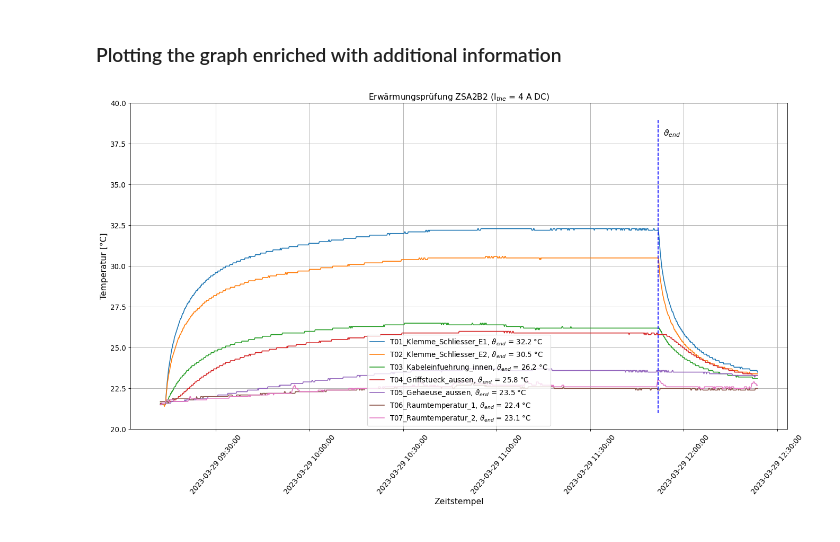
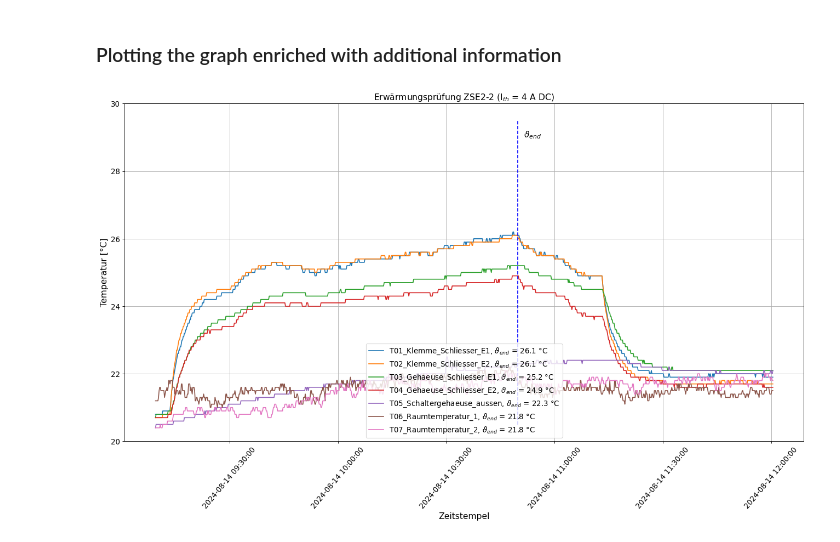
Before and after one commit to urmel79/Jupyter_PyVisa_Lab, a Jupyter notebook: Yokogawa_GP10_notebook.ipynb, the cells around one changed output. Cells and saved outputs as stored; diff of their text form; code cells hidden in the pictures.

```diff
--- a/Yokogawa_GP10_notebook.ipynb
+++ b/Yokogawa_GP10_notebook.ipynb
@@ -279,7 +279,7 @@ def dataframe_add_row(df=None, row=[]):
     # reset the index of dataframe and avoid the old index being added as a column
     df.reset_index(drop=True, inplace=True)
 # %%
-temp_display_ranges = [20, 40] # range for heating test at 4 A DC
+temp_display_ranges = [20, 27] # range for heating test at 4 A DC
 # temp_display_ranges = [20, 55] # range for heating test at 6 A DC
 # temp_display_ranges = [20, 85] # range for heating test at 10 A DC
 
@@ -601,7 +635,8 @@ df_file_list_new
 # str_file_idx = "000150" # 4 A ZSA2B2
 # str_file_idx = "000151" # 4 A ZSA2B2
 # str_file_idx = "000152" # 10 A ZSA2B2
-str_file_idx = "000153" # 4 A ZSA2B2
+# str_file_idx = "000153" # 4 A ZSA2B2
+str_file_idx = "000170" # 4 A ZSE2-2
 
 # possibly there are several hits for the search pattern,
 # therefore first save them in a list
@@ -748,7 +785,8 @@ df_file_list
 # str_file_name_local = df_file_list['Local data files'][5] # 4 A ZSA2B2
 # str_file_name_local = df_file_list['Local data files'][6] # 4 A ZSA2B2
 # str_file_name_local = df_file_list['Local data files'][7] # 10 A ZSA2B2
-str_file_name_local = df_file_list['Local data files'][8] # 4 A ZSA2B2
+# str_file_name_local = df_file_list['Local data files'][8] # 4 A ZSA2B2
+str_file_name_local = df_file_list['Local data files'][10] # 4 A ZSE2-2
 
 print(str_file_name_local)
 
@@ -884,7 +922,8 @@ register_matplotlib_converters()
 # specify measurement conditions
 str_measurement_type = 'Erwärmungsprüfung'
 # str_measurement_specimen = 'ZSR2B2'
-str_measurement_specimen = 'ZSA2B2'
+# str_measurement_specimen = 'ZSA2B2'
+str_measurement_specimen = 'ZSE2-2'
 
 str_measurement_current = '4 A DC'
 # str_measurement_current = '6 A DC'
@@ -956,7 +996,10 @@ axes = plt.gca()
 xfmt = mdates.DateFormatter('%Y-%m-%d %H:%M:%S')
 axes.xaxis.set_major_formatter(xfmt)
 
-str_title = str_measurement_type + ' ' + str_measurement_specimen + ' (I$_{the}$ = ' + str_measurement_current + ')'
+# formula_sign = 'I$_{the}$' # with housing
+formula_sign = 'I$_{th}$' # without housing
+
+str_title = str_measurement_type + ' ' + str_measurement_specimen + ' (' + formula_sign + ' = ' + str_measurement_current + ')'
 plt.title(str_title)
 
 # iterate over all columns of the dataframe and create a plot line for each of them
@@ -970,7 +1013,8 @@ plt.xlabel('Zeitstempel')
 plt.ylabel('Temperatur [°C]')
 
 if (str_measurement_current == '4 A DC'):
-    plt.ylim(20, 40)
+    # plt.ylim(20, 40)
+    plt.ylim(20, 30)
 elif (str_measurement_current == '6 A DC'):
     plt.ylim(20, 55)
 elif (str_measurement_current == '10 A DC'):
@@ -981,31 +1025,31 @@ plt.grid(True)
 plt.setp(plt.gca().xaxis.get_majorticklabels(), 'rotation', 50)
 
 # define location of legend
 # supported values for 'loc':
 #   'best', 'upper right', 'upper left', 'lower left', 'lower right',
 #   'right', 'center left', 'center right', 'lower center', 'upper center', 'center'
 plt.legend(loc="lower center")
 
 # the x coords of this transformation are data, and the
 # y coords are axes
 ax = plt.gca()
 trans = ax.get_xaxis_transform()
 
 # draw a vertical cursor on the position of the knee (point of maximum curvature)
 # it marks the end of the heating phase
 plt.axvline(x = df_clean.iloc[int_knee_point_theta_end]['Datetime'], ymin = 0.05,
             ymax = 0.95, color = 'b', label = 'axvline - full height', linestyle='--')
 plt.text(df_clean.iloc[int_knee_point_theta_end+10]['Datetime'], 0.9, r'$\vartheta_{end}$', transform=trans)
 
 # save plot as PNG and PDF figure
 # in order to obtain the same figure as shown in the notebook, the option 'bbox_inches = "tight"'
 # has to be used - it basically extends or shrinks the bounding box such that all objects in the canvas are displayed
 # found here: https://stackoverflow.com/a/45239920
 str_image_file_path_png = './data_files/' + str_file_name_local.replace('.GTD', '.png')
 str_image_file_path_pdf = './data_files/' + str_file_name_local.replace('.GTD', '.pdf')
 plt.savefig(str_image_file_path_png, bbox_inches = 'tight')
 plt.savefig(str_image_file_path_pdf, dpi=150, bbox_inches = 'tight')
 
 plt.show()
 # %% [output]
-[figure, old version]
+[figure, new version]
```
Also changed, not shown: parts of 40 cells of this notebook, 3 other files.
